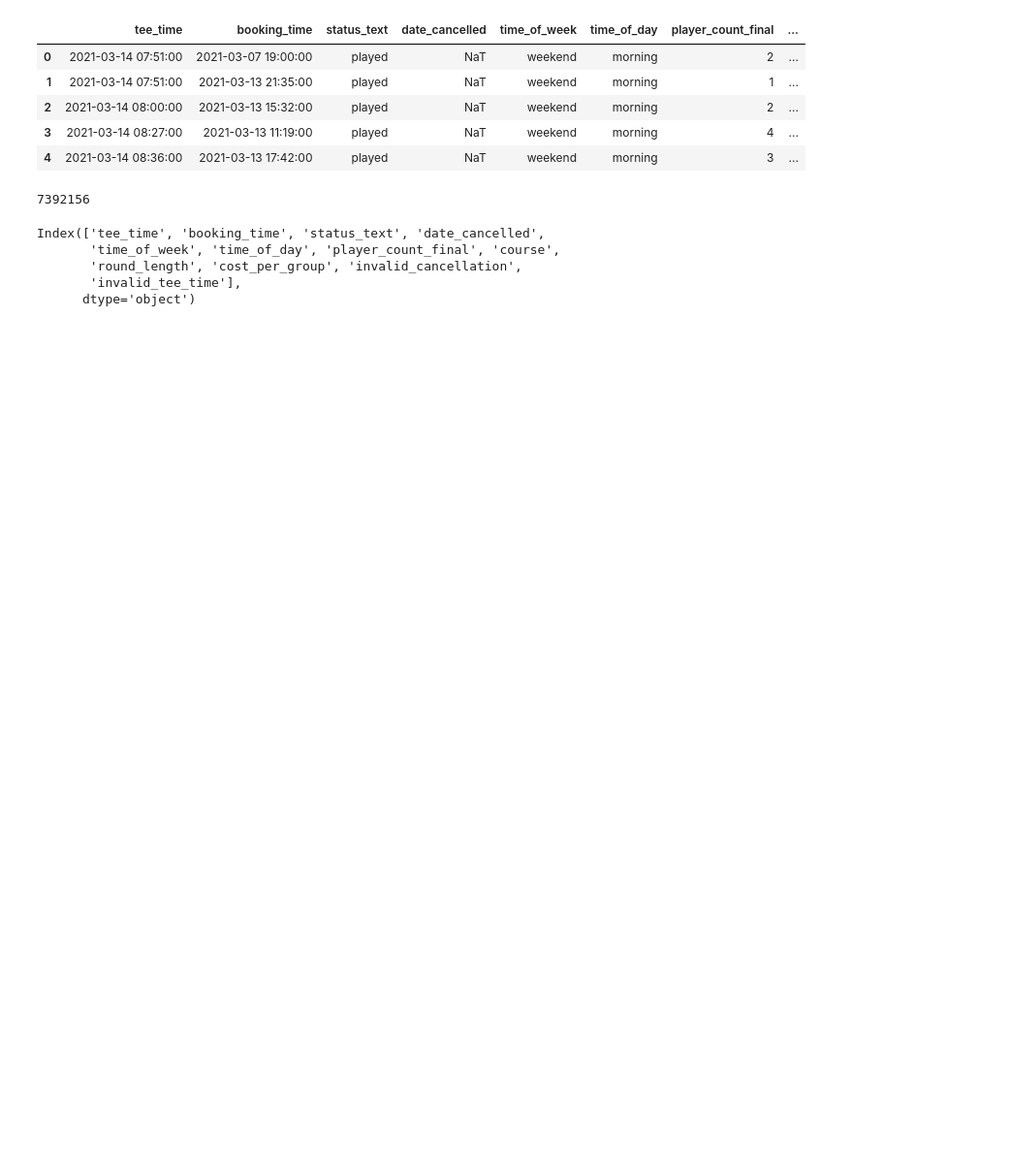
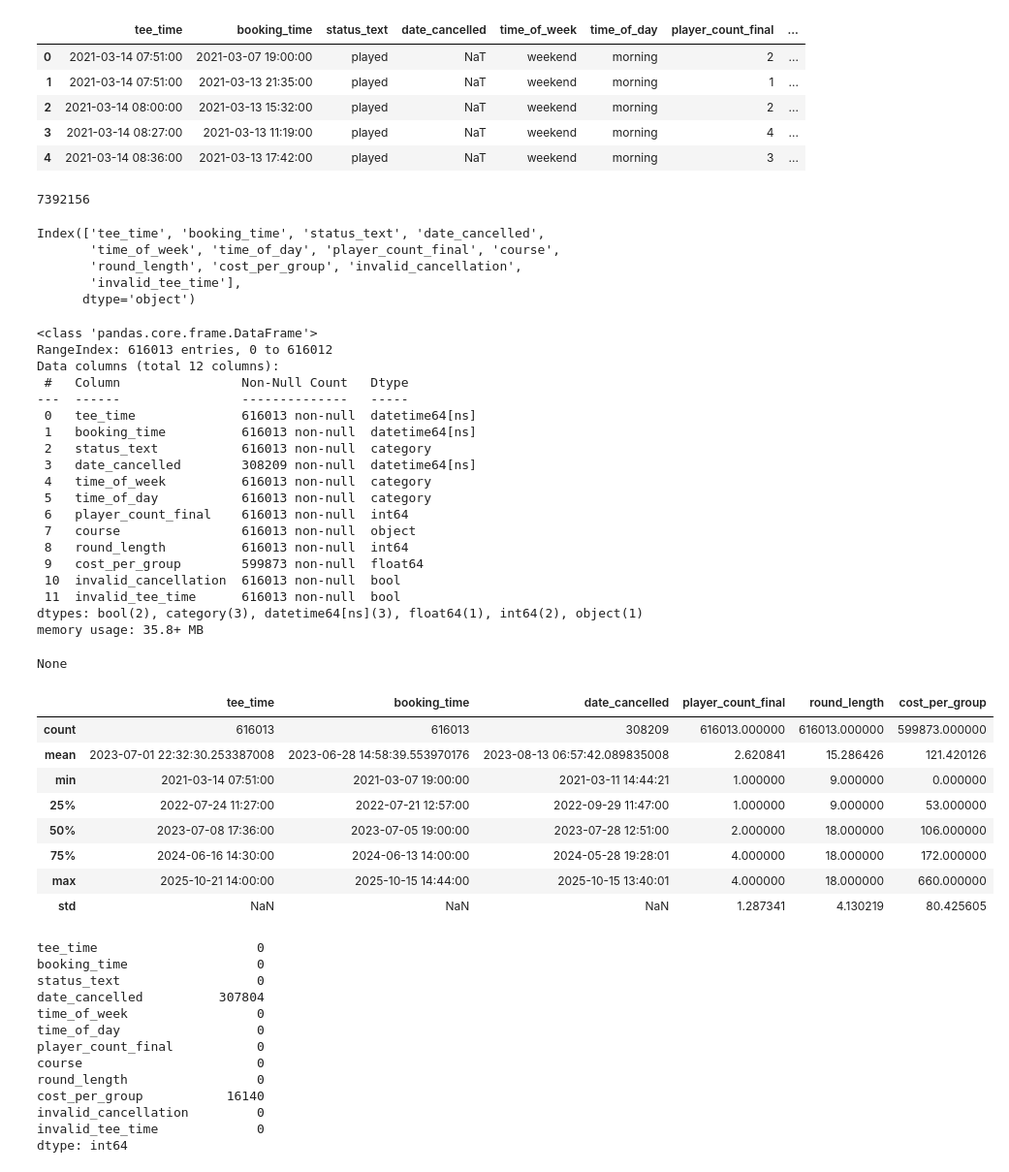
Before and after one commit to Dshaw630/bethpage-tee-time-analysis, a Jupyter notebook: notebooks/03_exploratory_analysis.ipynb, the cells around one changed output. Shown at 97% size. Cells and saved outputs as stored; diff of their text form; code cells hidden in the pictures; blank space fills up the shorter version.

```diff
--- a/notebooks/03_exploratory_analysis.ipynb
+++ b/notebooks/03_exploratory_analysis.ipynb
@@ -26,3 +26,51 @@ Index(['tee_time', 'booking_time', 'status_text', 'date_cancelled',
        'round_length', 'cost_per_group', 'invalid_cancellation',
        'invalid_tee_time'],
       dtype='object')
+# %%
+#basic data review & integrity checks
+display(df.info())
+display(df.describe())
+display(df.isna().sum())
+# %% [output]
+<class 'pandas.core.frame.DataFrame'>
+RangeIndex: 616013 entries, 0 to 616012
+Data columns (total 12 columns):
+ #   Column                Non-Null Count   Dtype
+---  ------                --------------   -----
+ 0   tee_time              616013 non-null  datetime64[ns]
+ 1   booking_time          616013 non-null  datetime64[ns]
+ 2   status_text           616013 non-null  category
+ 3   date_cancelled        308209 non-null  datetime64[ns]
+ 4   time_of_week          616013 non-null  category
+ 5   time_of_day           616013 non-null  category
+ 6   player_count_final    616013 non-null  int64
+ 7   course                616013 non-null  object
+ 8   round_length          616013 non-null  int64
+ 9   cost_per_group        599873 non-null  float64
+ 10  invalid_cancellation  616013 non-null  bool
+ 11  invalid_tee_time      616013 non-null  bool
+dtypes: bool(2), category(3), datetime64[ns](3), float64(1), int64(2), object(1)
+memory usage: 35.8+ MB
+None
+|  | tee_time | booking_time | date_cancelled | player_count_final | round_length | cost_per_group |
+| count | 616013 | 616013 | 308209 | 616013.000000 | 616013.000000 | 599873.000000 |
+| mean | 2023-07-01 22:32:30.253387008 | 2023-06-28 14:58:39.553970176 | 2023-08-13 06:57:42.089835008 | 2.620841 | 15.286426 | 121.420126 |
+| min | 2021-03-14 07:51:00 | 2021-03-07 19:00:00 | 2021-03-11 14:44:21 | 1.000000 | 9.000000 | 0.000000 |
+| 25% | 2022-07-24 11:27:00 | 2022-07-21 12:57:00 | 2022-09-29 11:47:00 | 1.000000 | 9.000000 | 53.000000 |
+| 50% | 2023-07-08 17:36:00 | 2023-07-05 19:00:00 | 2023-07-28 12:51:00 | 2.000000 | 18.000000 | 106.000000 |
+| 75% | 2024-06-16 14:30:00 | 2024-06-13 14:00:00 | 2024-05-28 19:28:01 | 4.000000 | 18.000000 | 172.000000 |
+| max | 2025-10-21 14:00:00 | 2025-10-15 14:44:00 | 2025-10-15 13:40:01 | 4.000000 | 18.000000 | 660.000000 |
+| std | NaN | NaN | NaN | 1.287341 | 4.130219 | 80.425605 |
+tee_time                     0
+booking_time                 0
+status_text                  0
+date_cancelled          307804
+time_of_week                 0
+time_of_day                  0
+player_count_final           0
+course                       0
+round_length                 0
+cost_per_group           16140
+invalid_cancellation         0
+invalid_tee_time             0
+dtype: int64
```
Also changed, not shown: parts of 3 cells of this notebook.
